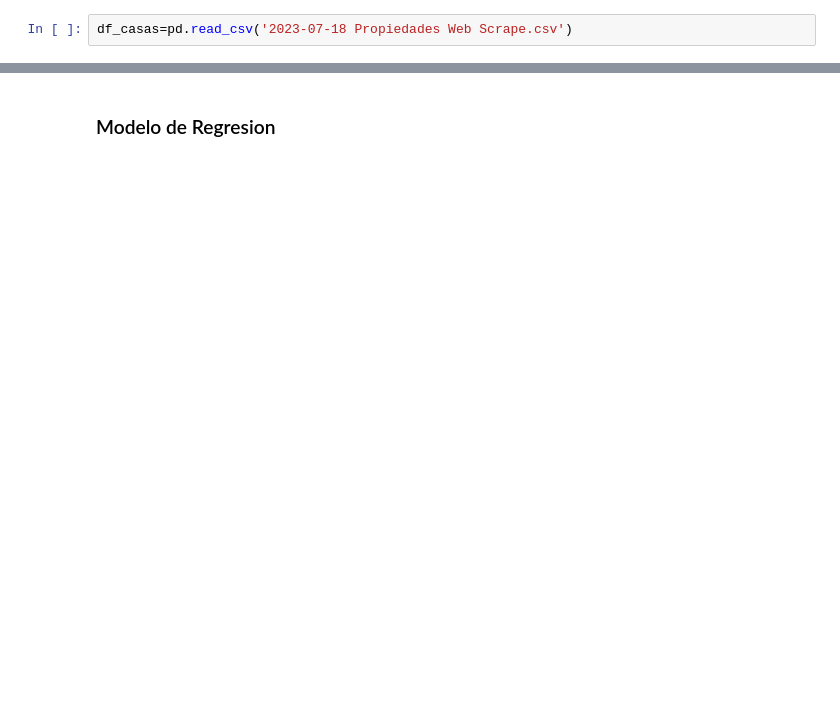
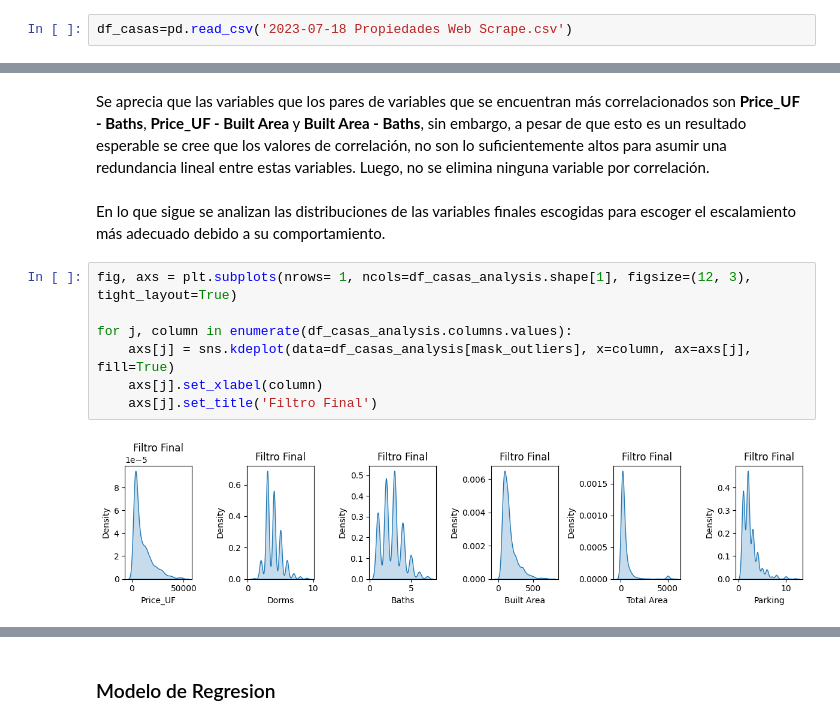
Before and after one commit to mespinoza8/Prediccion-Precio-Casas, a Jupyter notebook: precio_casas.ipynb, the cells around one changed output, grey strips where cells are left out. Saved outputs shown, nothing was run; the diff lists cells and outputs as text; blank space fills up the shorter version.

```diff
--- a/precio_casas.ipynb
+++ b/precio_casas.ipynb
@@ -109,0 +193,13 @@ plt.show()
+# %% [markdown]
+Se aprecia que las variables que los pares de variables que se encuentran más correlacionados son **Price_UF - Baths**, **Price_UF - Built Area** y **Built Area - Baths**, sin embargo, a pesar de que esto es un resultado esperable se cree que los valores de correlación, no son lo suficientemente altos para asumir una redundancia lineal entre estas variables. Luego, no se elimina ninguna variable por correlación.
+# %% [markdown]
+En lo que sigue se analizan las distribuciones de las variables finales escogidas para escoger el escalamiento más adecuado debido a su comportamiento.
+# %%
+fig, axs = plt.subplots(nrows= 1, ncols=df_casas_analysis.shape[1], figsize=(12, 3), tight_layout=True)
+
+for j, column in enumerate(df_casas_analysis.columns.values):
+    axs[j] = sns.kdeplot(data=df_casas_analysis[mask_outliers], x=column, ax=axs[j], fill=True)
+    axs[j].set_xlabel(column)
+    axs[j].set_title('Filtro Final')
+# %% [output]
+[figure, added]
```
Also changed, not shown: parts of 48 cells of this notebook, 1 other file.
